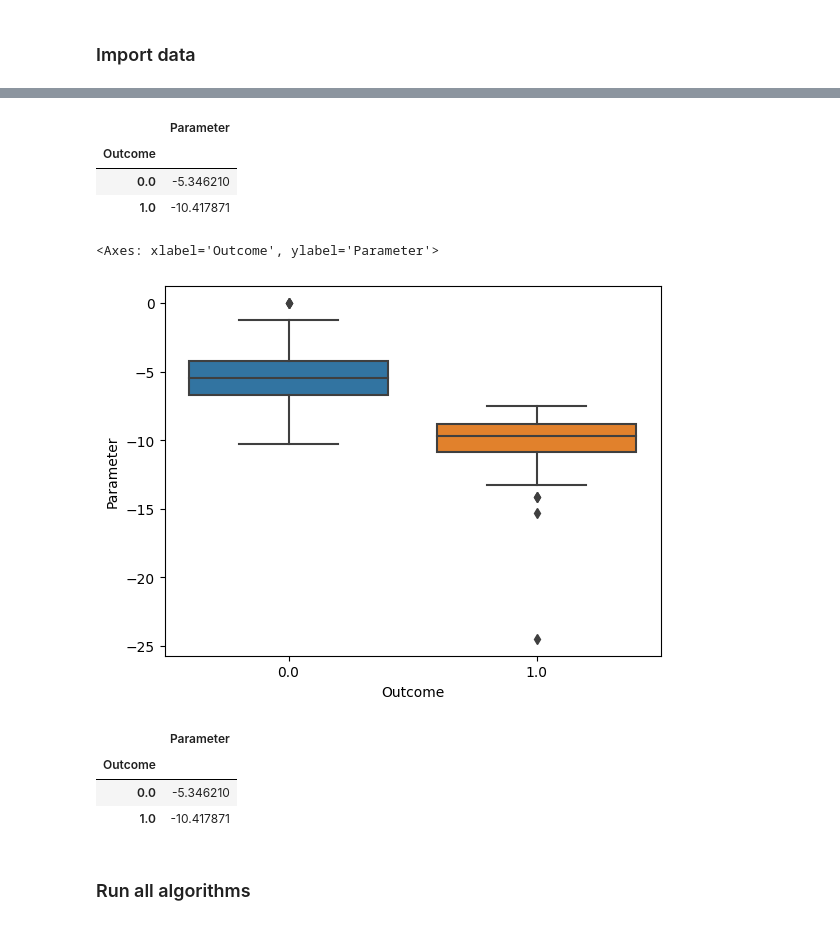
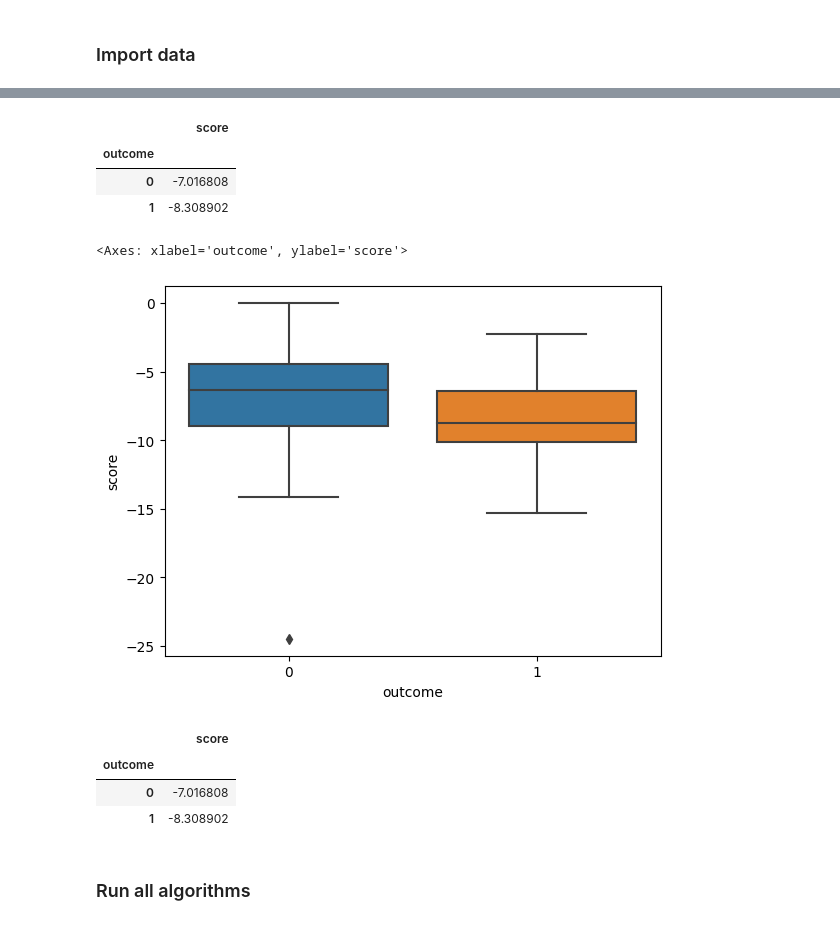
Before and after one commit to neeliit/DiagnosticsPy, a Jupyter notebook: Ecoli.ipynb, the cells around one changed output, grey strips where cells are left out. Cells and saved outputs as stored; diff of their text form; code cells hidden in the pictures.

```diff
--- a/Ecoli.ipynb
+++ b/Ecoli.ipynb
@@ -33,0 +44,2 @@ dataset = dataset.drop('UHID', axis=1)
+# %%
+dataset = dataset[['E.coli','Escherichia coli_A']]
@@ -33,0 +55,3 @@ dataset = dataset.drop('UHID', axis=1)
+# %%
+dataset.columns = ['score','outcome']
+dataset = dataset.dropna()
@@ -34,7 +67,7 @@ dataset = dataset.drop('UHID', axis=1)
 # %%
 # Convert to numeric, invalid parsing will be set as NaN
-dataset['Parameter'] = pd.to_numeric(dataset['Parameter'], errors='coerce')
-dataset['Outcome'] = pd.to_numeric(dataset['Outcome'], errors='coerce')
+dataset['score'] = pd.to_numeric(dataset['score'], errors='coerce')
+dataset['outcome'] = pd.to_numeric(dataset['outcome'], errors='coerce')
 # %%
 dataset.info()
 # %% [output]
@@ -50,6 +83,6 @@ memory usage: 2.4 KB
 # %%
 # Drop NaN values
-dataset = dataset.dropna(subset=['Parameter', 'Outcome'])
+#dataset = dataset.dropna(subset=['Parameter', 'Outcome'])
 # %%
 dataset.info()
 # %% [output]
@@ -87,14 +120,14 @@ sns.heatmap(dataset.corr(),annot=True)
 # %%
-dataset.groupby('Outcome').mean()
+dataset.groupby('outcome').mean()
 # %% [output]
-|  | Parameter |
-| Outcome |  |
-| 0.0 | -5.346210 |
-| 1.0 | -10.417871 |
+|  | score |
+| outcome |  |
+| 0 | -7.016808 |
+| 1 | -8.308902 |
 # %%
-sns.boxplot(x='Outcome',y='Parameter',data=dataset)
+sns.boxplot(x='outcome',y='score',data=dataset)
 # %% [output]
-<Axes: xlabel='Outcome', ylabel='Parameter'>
+<Axes: xlabel='outcome', ylabel='score'>
-[figure, old version]
+[figure, new version]
 # %%
 #..............Assigning X and Y variables...........#
@@ -111,12 +144,12 @@ sc = StandardScaler()
 x_train = sc.fit_transform(x_train)
 x_test = sc.transform(x_test)
 # %%
-dataset.groupby('Outcome').mean()
+dataset.groupby('outcome').mean()
 # %% [output]
-|  | Parameter |
-| Outcome |  |
-| 0.0 | -5.346210 |
-| 1.0 | -10.417871 |
+|  | score |
+| outcome |  |
+| 0 | -7.016808 |
+| 1 | -8.308902 |
 # %%
 #dataset.isnull().sum()
 # %%
```
Also changed, not shown: parts of 19 cells of this notebook.
